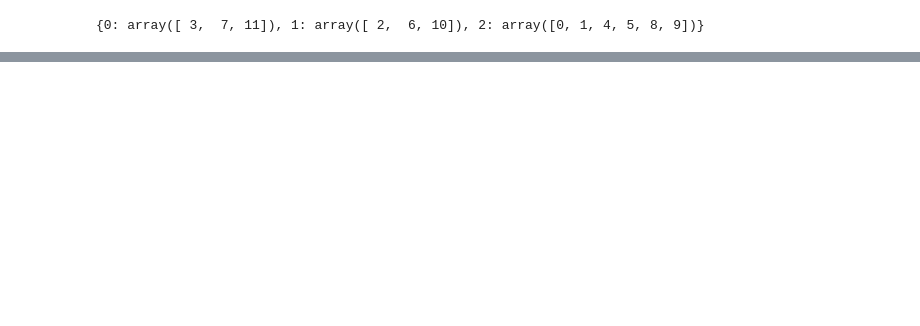
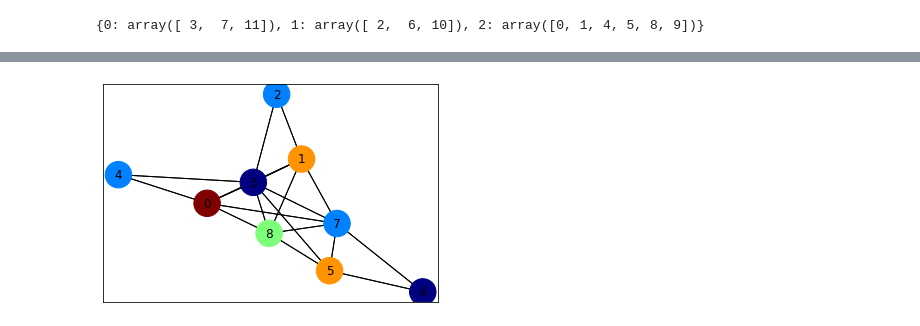
Before and after one commit to cuongpiger/Warehouse, a Jupyter notebook: Lí thuyết đồ thị/thực hành/week 6/test.ipynb, the cells around one changed output, grey strips where cells are left out. Saved outputs shown, nothing was run; the diff lists cells and outputs as text; code cells hidden in the pictures; blank space fills up the shorter version.

```diff
--- a/Lí thuyết đồ thị/thực hành/week 6/test.ipynb
+++ b/Lí thuyết đồ thị/thực hành/week 6/test.ipynb
@@ -45,0 +82,4 @@ drawGraph(edges, color_map)
+# %%
+drawGraph(edges, color_map)
+# %% [output]
+[figure, added]
```
Also changed, not shown: parts of 7 cells of this notebook, 2 other files.
